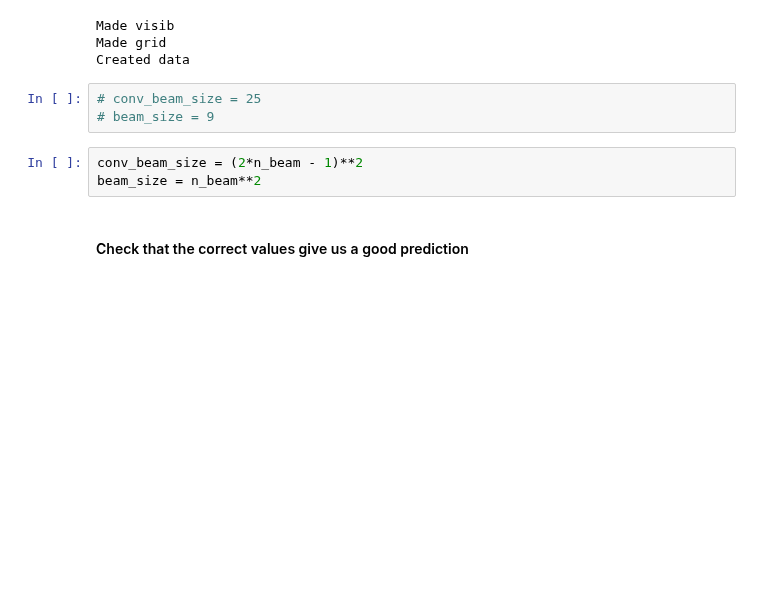
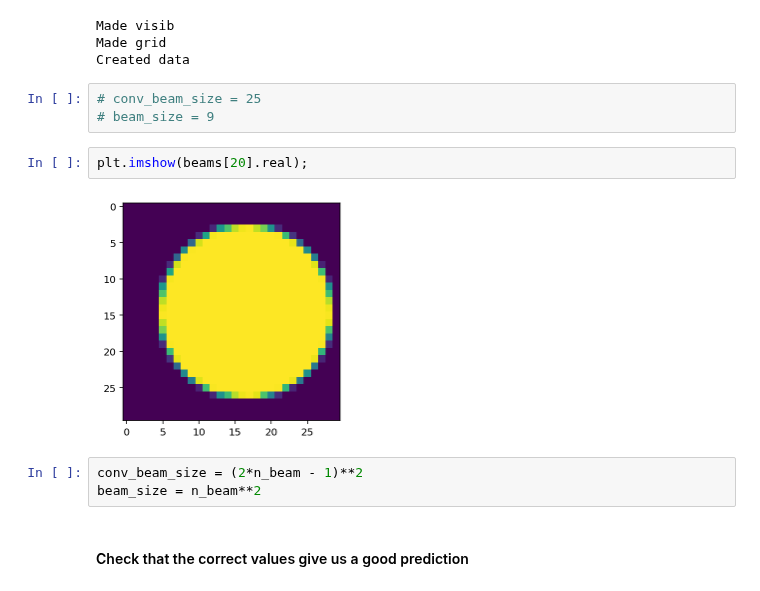
Before and after one commit to pecom/red-calibration, a Jupyter notebook: RealArrayTests.ipynb, the cells around one changed output. Saved outputs shown, nothing was run; the diff lists cells and outputs as text; blank space fills up the shorter version.

```diff
--- a/RealArrayTests.ipynb
+++ b/RealArrayTests.ipynb
@@ -564,6 +580,10 @@ Created data
 # %%
 # conv_beam_size = 25
 # beam_size = 9
+# %%
+plt.imshow(beams[20].real);
+# %% [output]
+[figure, added]
 # %%
 conv_beam_size = (2*n_beam - 1)**2
 beam_size = n_beam**2
```
Also changed, not shown: parts of 8 cells of this notebook.
